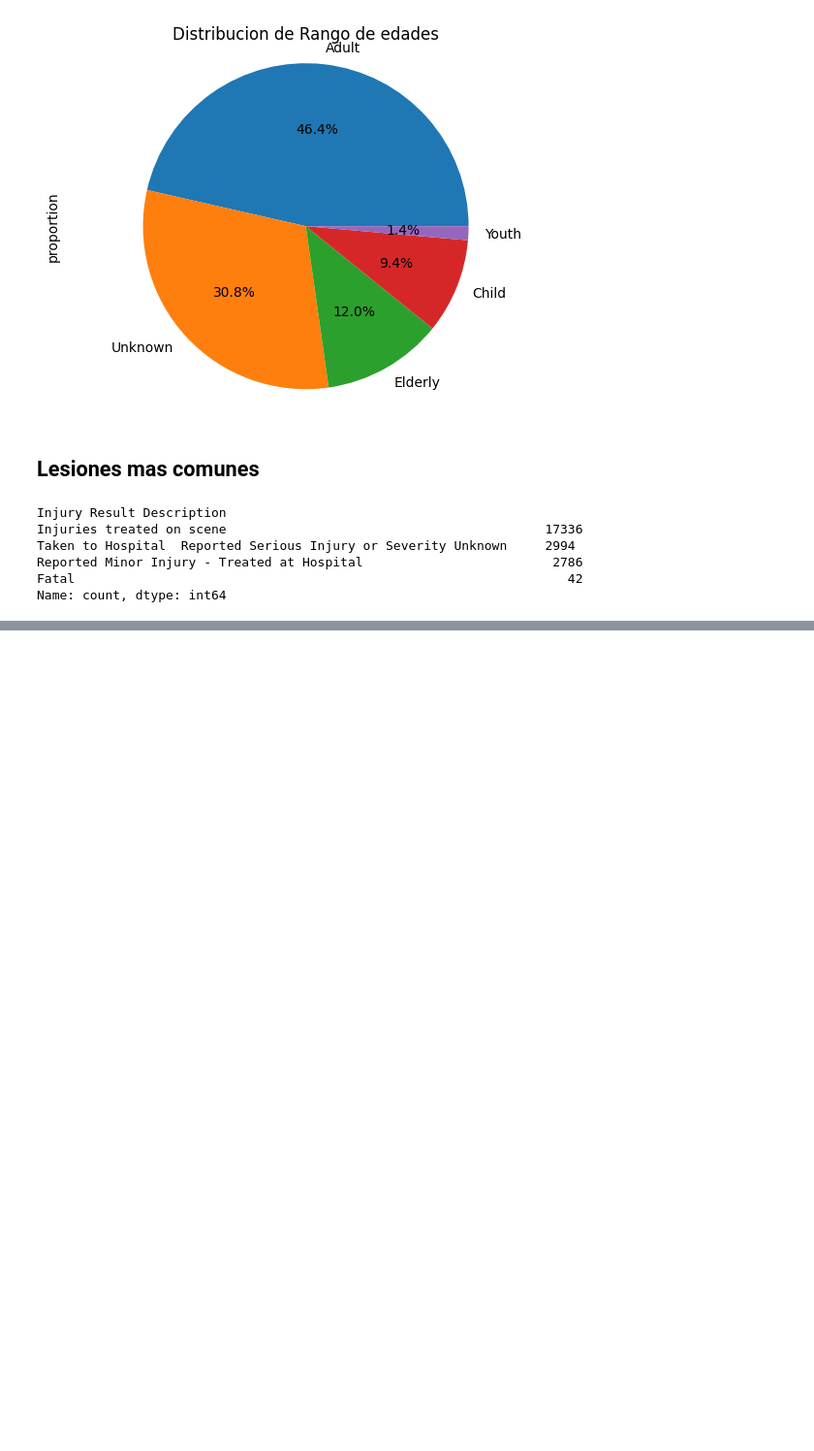
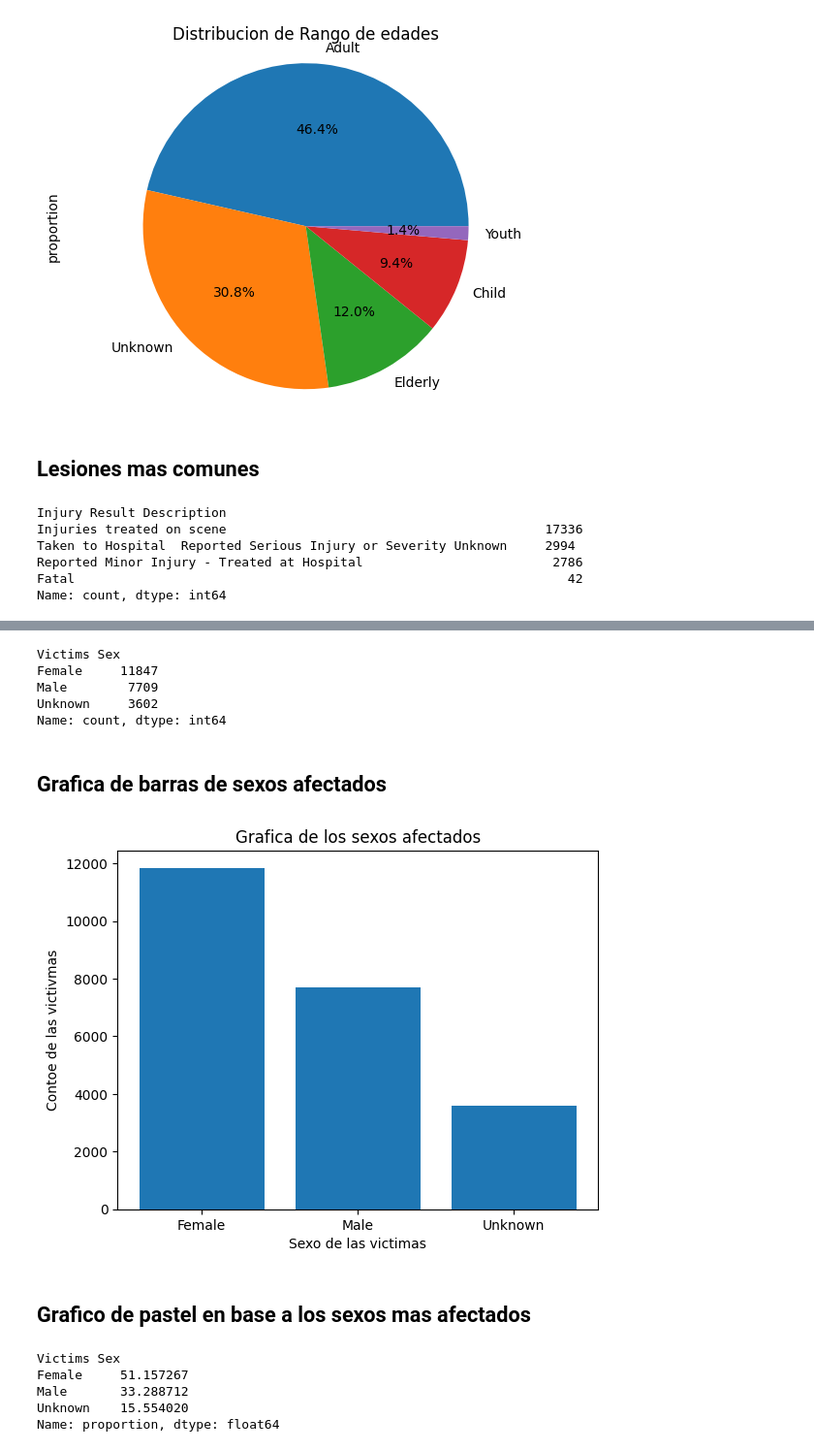
Before and after one commit to luisrebel1239/analisis-datos-csv, a Jupyter notebook: notebook.ipynb, the cells around one changed output, grey strips where cells are left out. Shown at 97% size. Cells and saved outputs as stored; diff of their text form; code cells hidden in the pictures; blank space fills up the shorter version.

```diff
--- a/notebook.ipynb
+++ b/notebook.ipynb
@@ -172,0 +203,30 @@ Name: count, dtype: int64
+# %%
+victimsSex = df["Victims Sex"].value_counts()
+victimsSex
+# %% [output]
+Victims Sex
+Female     11847
+Male        7709
+Unknown     3602
+Name: count, dtype: int64
+# %% [markdown]
+## Grafica de barras de sexos afectados
+# %%
+plt.bar(victimsSex.index,victimsSex.values)
+plt.xlabel("Sexo de las victimas")
+plt.ylabel("Contoe de las victivmas")
+plt.title("Grafica de los sexos afectados")
+plt.show()
+# %% [output]
+[figure, added]
+# %% [markdown]
+## Grafico de pastel en base a los sexos mas afectados
+# %%
+victimsSexPorcent = df["Victims Sex"].value_counts(normalize=True) * 100
+victimsSexPorcent
+# %% [output]
+Victims Sex
+Female     51.157267
+Male       33.288712
+Unknown    15.554020
+Name: proportion, dtype: float64
```
Also changed, not shown: parts of 6 cells of this notebook.
